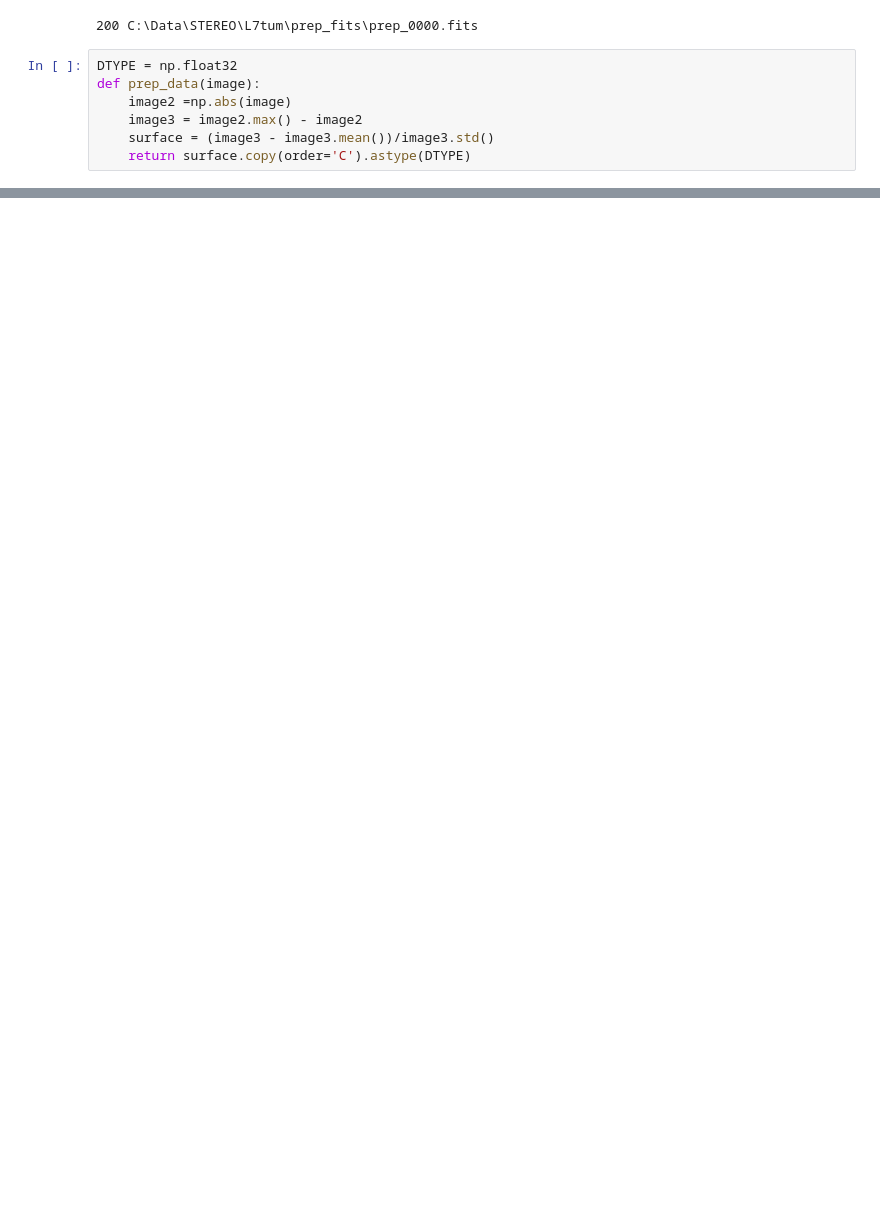
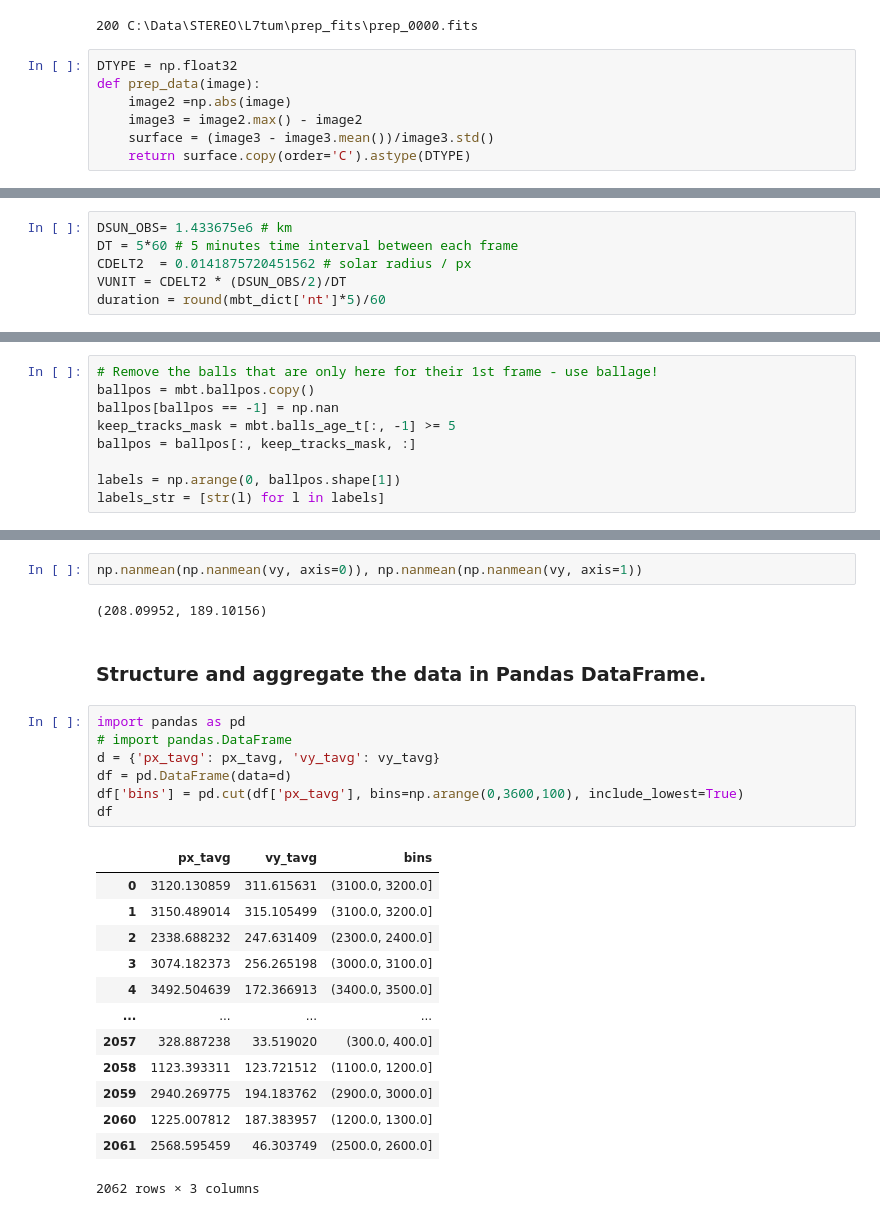
Before and after one commit to raphael-attie/sunflower, a Jupyter notebook: STEREO/COR2_balltracking.ipynb, the cells around one changed output, grey strips where cells are left out. Saved outputs shown, nothing was run; the diff lists cells and outputs as text; blank space fills up the shorter version.

```diff
--- a/STEREO/COR2_balltracking.ipynb
+++ b/STEREO/COR2_balltracking.ipynb
@@ -196,0 +282,6 @@ for i in range(0, 78):
+# %%
+DSUN_OBS= 1.433675e6 # km
+DT = 5*60 # 5 minutes time interval between each frame
+CDELT2  = 0.0141875720451562 # solar radius / px
+VUNIT = CDELT2 * (DSUN_OBS/2)/DT
+duration = round(mbt_dict['nt']*5)/60
@@ -196,0 +290,9 @@ for i in range(0, 78):
+# %%
+# Remove the balls that are only here for their 1st frame - use ballage!
+ballpos = mbt.ballpos.copy()
+ballpos[ballpos == -1] = np.nan
+keep_tracks_mask = mbt.balls_age_t[:, -1] >= 5
+ballpos = ballpos[:, keep_tracks_mask, :]
+
+labels = np.arange(0, ballpos.shape[1])
+labels_str = [str(l) for l in labels]
@@ -196,0 +321,27 @@ for i in range(0, 78):
+# %%
+np.nanmean(np.nanmean(vy, axis=0)), np.nanmean(np.nanmean(vy, axis=1))
+# %% [output]
+(208.09952, 189.10156)
+# %% [markdown]
+### Structure and aggregate the data in Pandas DataFrame.
+# %%
+import pandas as pd
+# import pandas.DataFrame
+d = {'px_tavg': px_tavg, 'vy_tavg': vy_tavg}
+df = pd.DataFrame(data=d)
+df['bins'] = pd.cut(df['px_tavg'], bins=np.arange(0,3600,100), include_lowest=True)
+df
+# %% [output]
+|  | px_tavg | vy_tavg | bins |
+| 0 | 3120.130859 | 311.615631 | (3100.0, 3200.0] |
+| 1 | 3150.489014 | 315.105499 | (3100.0, 3200.0] |
+| 2 | 2338.688232 | 247.631409 | (2300.0, 2400.0] |
+| 3 | 3074.182373 | 256.265198 | (3000.0, 3100.0] |
+| 4 | 3492.504639 | 172.366913 | (3400.0, 3500.0] |
+| ... | ... | ... | ... |
+| 2057 | 328.887238 | 33.519020 | (300.0, 400.0] |
+| 2058 | 1123.393311 | 123.721512 | (1100.0, 1200.0] |
+| 2059 | 2940.269775 | 194.183762 | (2900.0, 3000.0] |
+| 2060 | 1225.007812 | 187.383957 | (1200.0, 1300.0] |
+| 2061 | 2568.595459 | 46.303749 | (2500.0, 2600.0] |
+2062 rows × 3 columns
```
Also changed, not shown: parts of 27 cells of this notebook, 2 other files.
